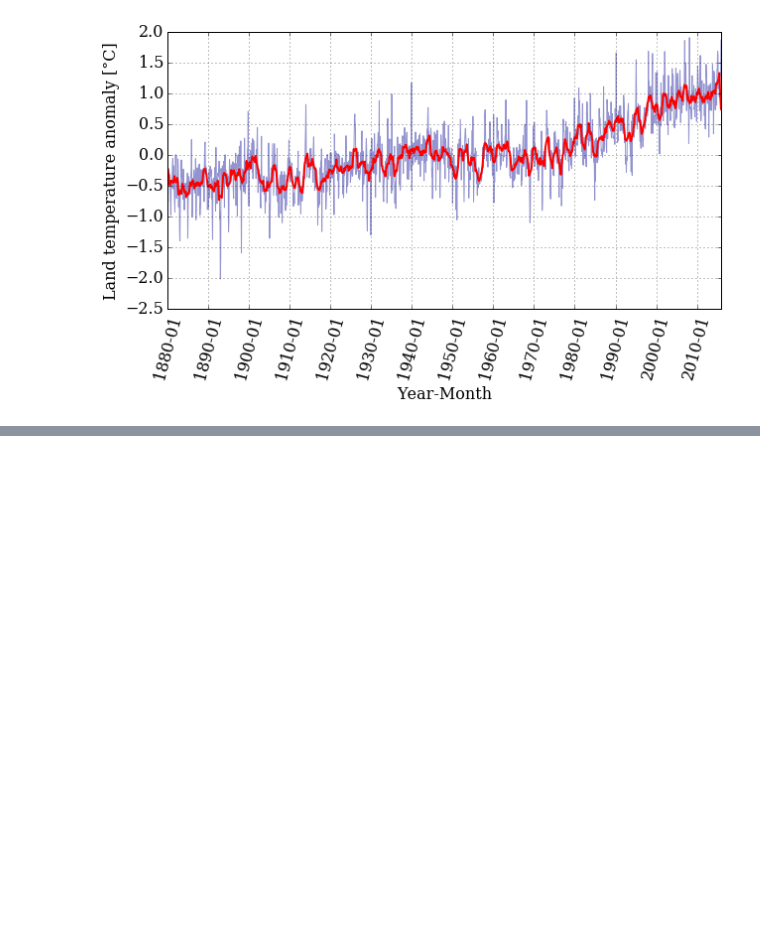
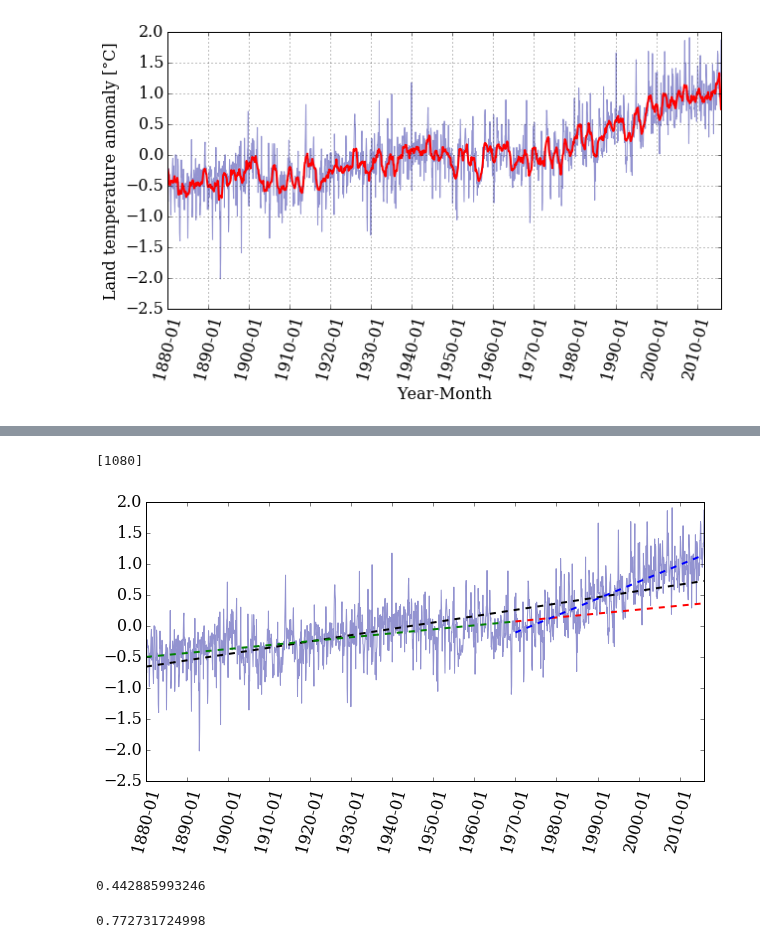
Before and after one commit to barbagroup/essential_skills_RRC, a Jupyter notebook: the_python_scientific_stack.ipynb, the cells around one changed output, grey strips where cells are left out. Cells and saved outputs as stored; diff of their text form; code cells hidden in the pictures; blank space fills up the shorter version.

```diff
--- a/the_python_scientific_stack.ipynb
+++ b/the_python_scientific_stack.ipynb
@@ -409,3 +495,43 @@ dummy[1]
+# %%
+idx_cut = date_index(date, '1970-01')
+print(idx_cut)
+# %% [output]
+[1080]
+# %%
+x_cut_a = dummy[:1080]
+T_cut_a = T_land[:1080,1]
+# %%
+x_cut = dummy[1080:-1]
+T_cut = T_land[1080:-1,1]
+# %%
+m_cut_a, b_cut_a = numpy.polyfit(x_cut_a, T_cut_a, 1)
+
+f_cut_a = numpy.poly1d((m_cut_a,b_cut_a))
+# %%
+m_cut, b_cut = numpy.polyfit(x_cut, T_cut, 1)
+
+f_cut = numpy.poly1d((m_cut,b_cut))
+# %%
+pyplot.figure(figsize=(10, 5))
+
+pyplot.xticks(dummy[::12*10], date[::12*10] , rotation=75)
+pyplot.plot(dummy,T_land[:,1], color='#2929a3', ls='-', lw=1, alpha=0.5)
+pyplot.plot(dummy, f_linear(dummy), 'k--', linewidth=2);
+pyplot.plot(x_cut_a, f_cut_a(x_cut_a), 'g--', linewidth=2)
+pyplot.plot(x_cut, f_cut_a(x_cut), 'r--', linewidth=2)
+pyplot.plot(x_cut, f_cut(x_cut), 'b--', linewidth=2);
+# %% [output]
+[figure, added]
+# %%
+error_l2_cut = error(f_cut, x_cut, T_cut)
+print(error_l2_cut)
+# %% [output]
+0.442885993246
+# %%
+error_l2_cut_a = error(f_cut_a, x_cut_a, T_cut_a)
+print(error_l2_cut_a)
+# %% [output]
+0.772731724998
 # %%
 #Ignore this cell, It simply loads a style for the notebook.
 
```
Also changed, not shown: parts of 27 cells of this notebook.
